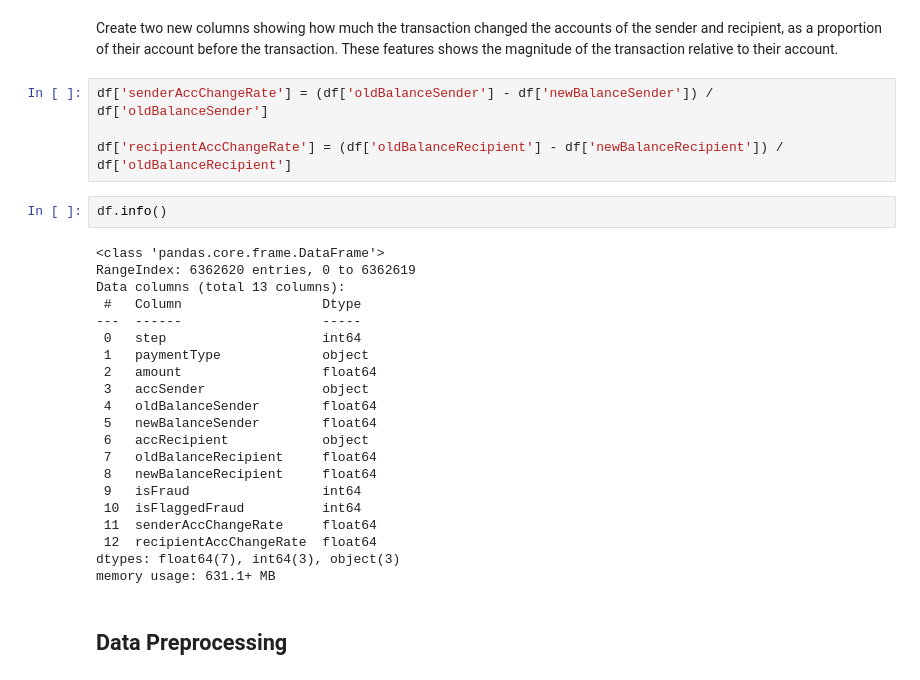
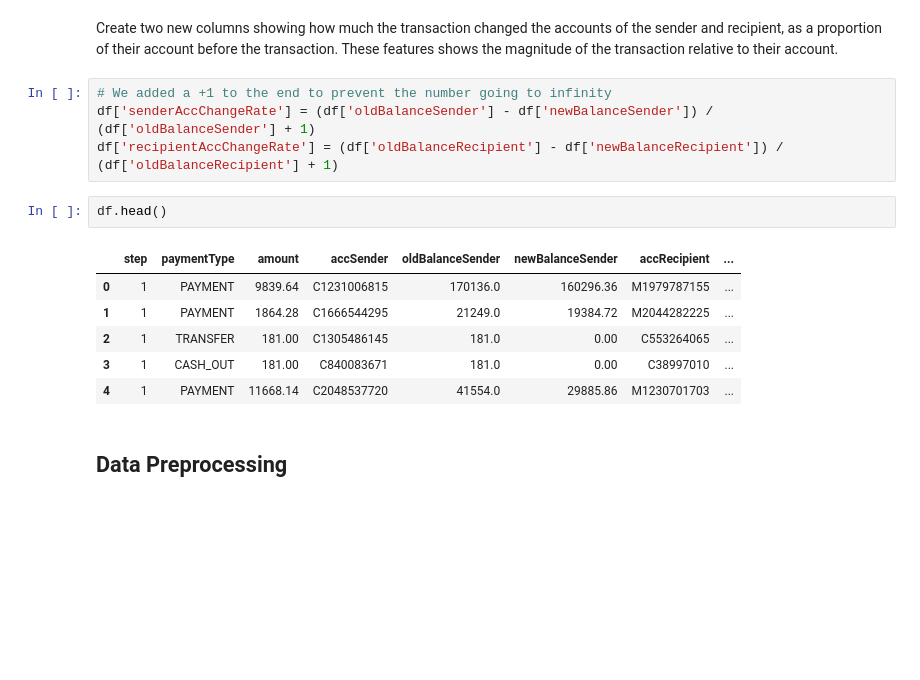
Before and after one commit to dan-p-steven/prepstone-final, a Jupyter notebook: phase2.ipynb, the cells around one changed output. Drawn from its saved outputs; the diff is of its cells as text; blank space fills up the shorter version.

```diff
--- a/phase2.ipynb
+++ b/phase2.ipynb
@@ -46,32 +46,18 @@ None
 # %% [markdown]
 Create two new columns showing how much the transaction changed the accounts of the sender and recipient, as a proportion of their account before the transaction. These features shows the magnitude of the transaction relative to their account.
 # %%
-df['senderAccChangeRate'] = (df['oldBalanceSender'] - df['newBalanceSender']) / df['oldBalanceSender']
-
-df['recipientAccChangeRate'] = (df['oldBalanceRecipient'] - df['newBalanceRecipient']) / df['oldBalanceRecipient']
+# We added a +1 to the end to prevent the number going to infinity
+df['senderAccChangeRate'] = (df['oldBalanceSender'] - df['newBalanceSender']) / (df['oldBalanceSender'] + 1)
+df['recipientAccChangeRate'] = (df['oldBalanceRecipient'] - df['newBalanceRecipient']) / (df['oldBalanceRecipient'] + 1)
 # %%
-df.info()
+df.head()
 # %% [output]
-<class 'pandas.core.frame.DataFrame'>
-RangeIndex: 6362620 entries, 0 to 6362619
-Data columns (total 13 columns):
- #   Column                  Dtype
----  ------                  -----
- 0   step                    int64
- 1   paymentType             object
- 2   amount                  float64
- 3   accSender               object
- 4   oldBalanceSender        float64
- 5   newBalanceSender        float64
- 6   accRecipient            object
- 7   oldBalanceRecipient     float64
- 8   newBalanceRecipient     float64
- 9   isFraud                 int64
- 10  isFlaggedFraud          int64
- 11  senderAccChangeRate     float64
- 12  recipientAccChangeRate  float64
-dtypes: float64(7), int64(3), object(3)
-memory usage: 631.1+ MB
+|  | step | paymentType | amount | accSender | oldBalanceSender | newBalanceSender | accRecipient | ... |
+| 0 | 1 | PAYMENT | 9839.64 | C1231006815 | 170136.0 | 160296.36 | M1979787155 | ... |
+| 1 | 1 | PAYMENT | 1864.28 | C1666544295 | 21249.0 | 19384.72 | M2044282225 | ... |
+| 2 | 1 | TRANSFER | 181.00 | C1305486145 | 181.0 | 0.00 | C553264065 | ... |
+| 3 | 1 | CASH_OUT | 181.00 | C840083671 | 181.0 | 0.00 | C38997010 | ... |
+| 4 | 1 | PAYMENT | 11668.14 | C2048537720 | 41554.0 | 29885.86 | M1230701703 | ... |
 # %% [markdown]
 ## **Data Preprocessing**
 # %% [markdown]
```
Also changed, not shown: parts of 11 cells of this notebook.
